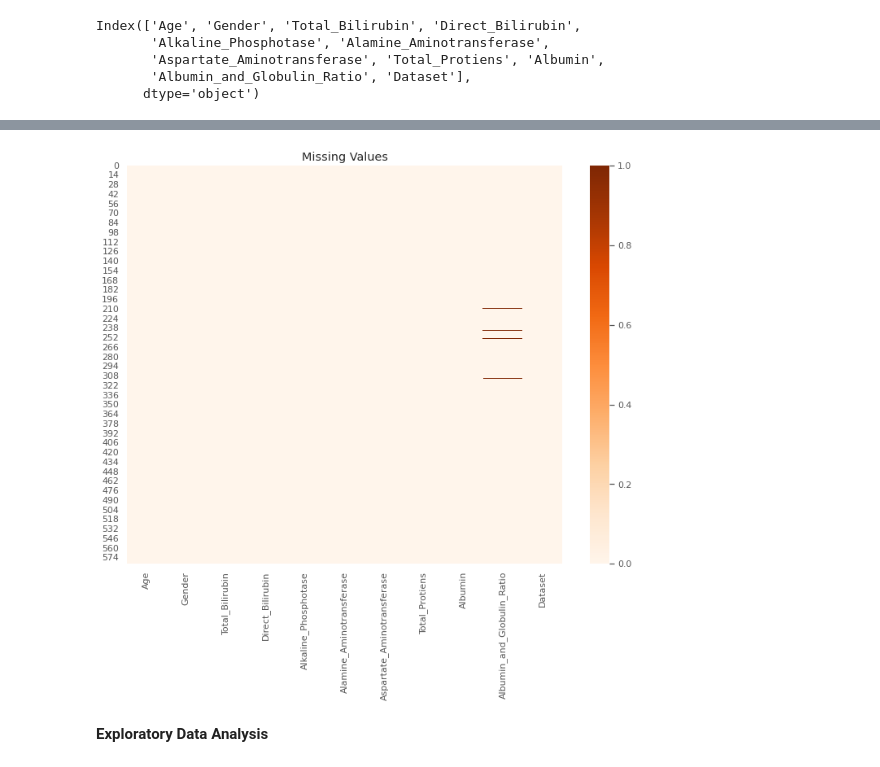
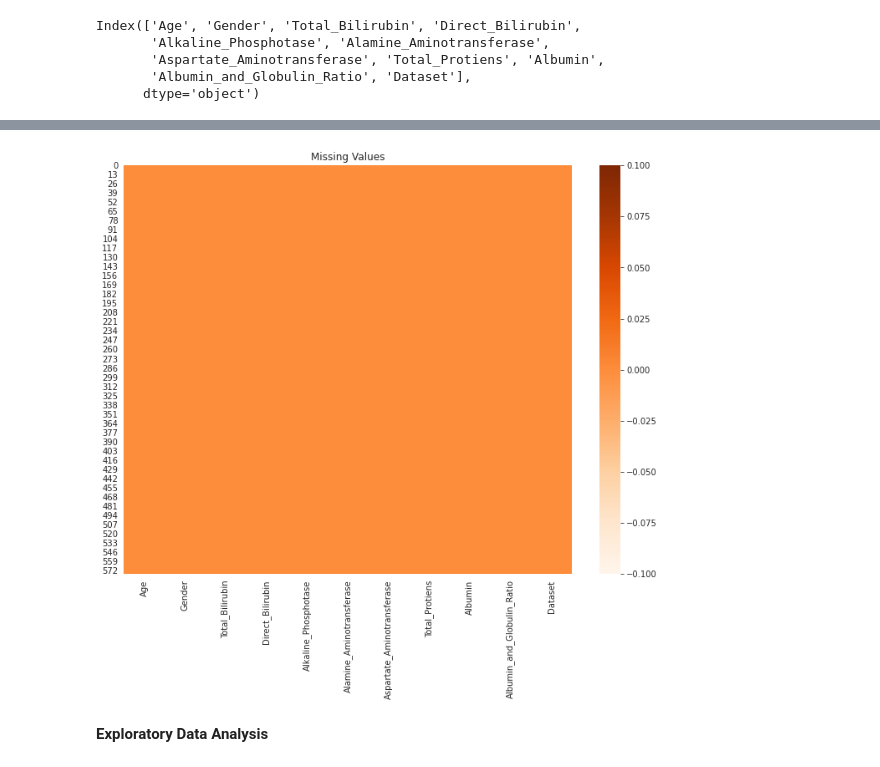
Before and after one commit to kalyankalluri999/Disseration, a Jupyter notebook: Disseration_Liver.ipynb, the cells around one changed output, grey strips where cells are left out. Cells and saved outputs as stored; diff of their text form; code cells hidden in the pictures.

```diff
--- a/Disseration_Liver.ipynb
+++ b/Disseration_Liver.ipynb
@@ -46,3 +8,3 @@ plt.style.use('ggplot')
 # %%
-dataset = pd.read_csv('Liver_Patient.csv')
+Liver_dataset = pd.read_csv('Liver_Patient_dataset.csv')
 # %%
@@ -69,12 +46,12 @@ Index(['Age', 'Gender', 'Total_Bilirubin', 'Direct_Bilirubin',
 # %%
 import seaborn as sns
 import matplotlib.pyplot as plt
 plt.figure(figsize=(12,9))
-sns.heatmap(dataset.isna(), cmap='Oranges')
+sns.heatmap(Liver_dataset.isna(), cmap='Oranges')
 plt.title("Missing Values")
 plt.show()
 # %% [output]
-[figure, old version]
+[figure, new version]
 # %% [markdown]
 **Exploratory Data Analysis**
 # %%
```
Also changed, not shown: parts of 88 cells of this notebook.
